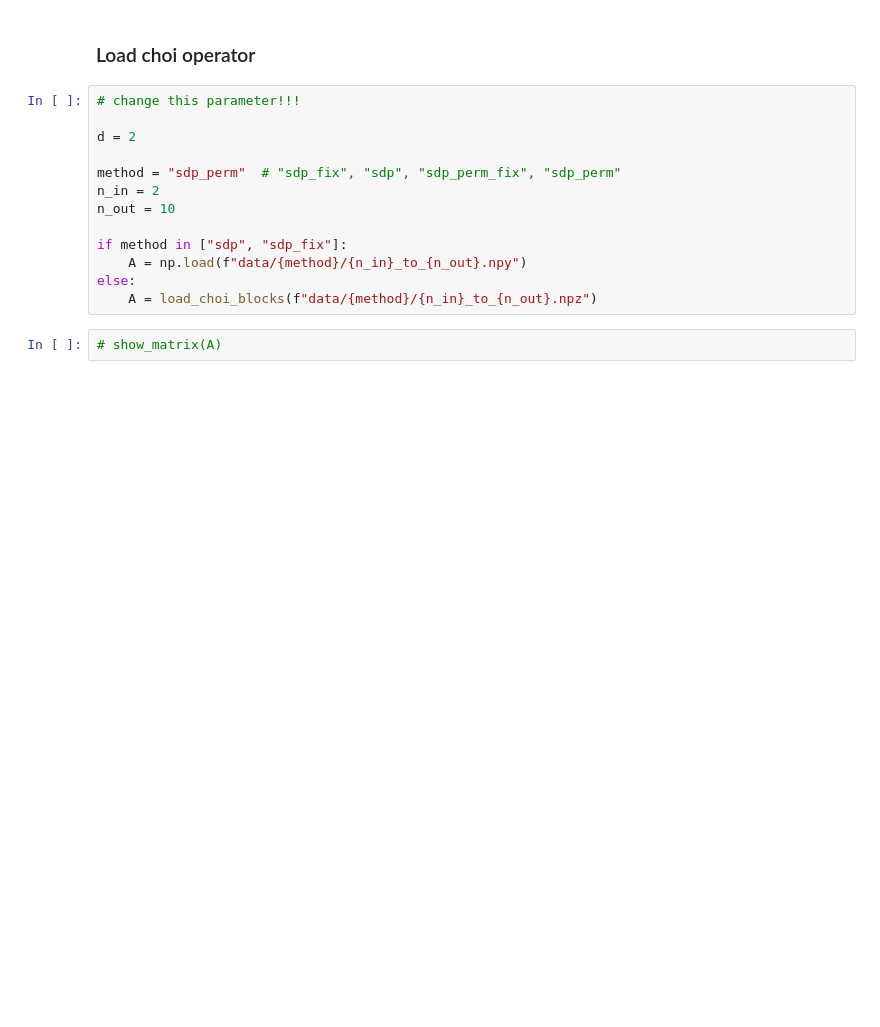
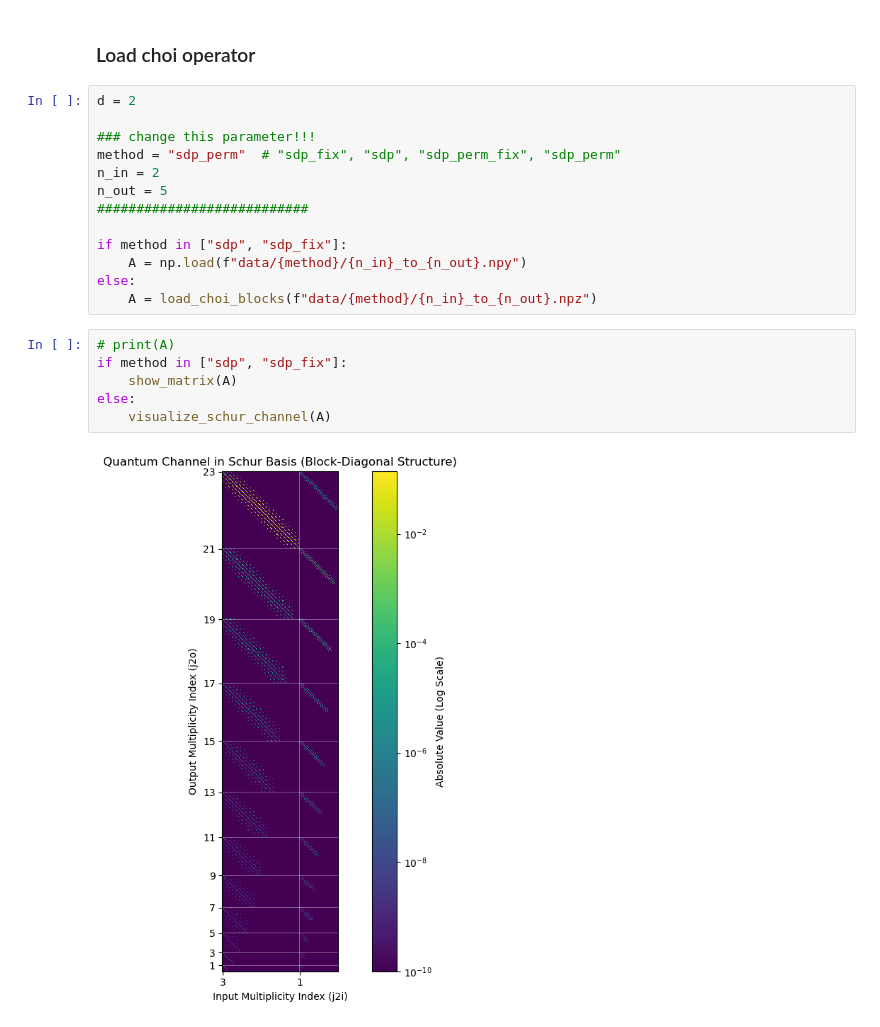
Before and after one commit to webb-c/find-optimal-cloner, a Jupyter notebook: show_data.ipynb, the cells around one changed output. Drawn from its saved outputs; the diff is of its cells as text; blank space fills up the shorter version.

```diff
--- a/show_data.ipynb
+++ b/show_data.ipynb
@@ -133,17 +231,23 @@ def fidelity_block(p: float, sigma_blocks, n_out):
 # %% [markdown]
 ### Load choi operator
 # %%
-# change this parameter!!!
-
 d = 2
 
+### change this parameter!!!
 method = "sdp_perm"  # "sdp_fix", "sdp", "sdp_perm_fix", "sdp_perm"
 n_in = 2
-n_out = 10
+n_out = 5
+###########################
 
 if method in ["sdp", "sdp_fix"]:
     A = np.load(f"data/{method}/{n_in}_to_{n_out}.npy")
 else:
     A = load_choi_blocks(f"data/{method}/{n_in}_to_{n_out}.npz")
 # %%
-# show_matrix(A)
+# print(A)
+if method in ["sdp", "sdp_fix"]:
+    show_matrix(A)
+else:
+    visualize_schur_channel(A)
+# %% [output]
+[figure, added]
```
Also changed, not shown: parts of 7 cells of this notebook.
